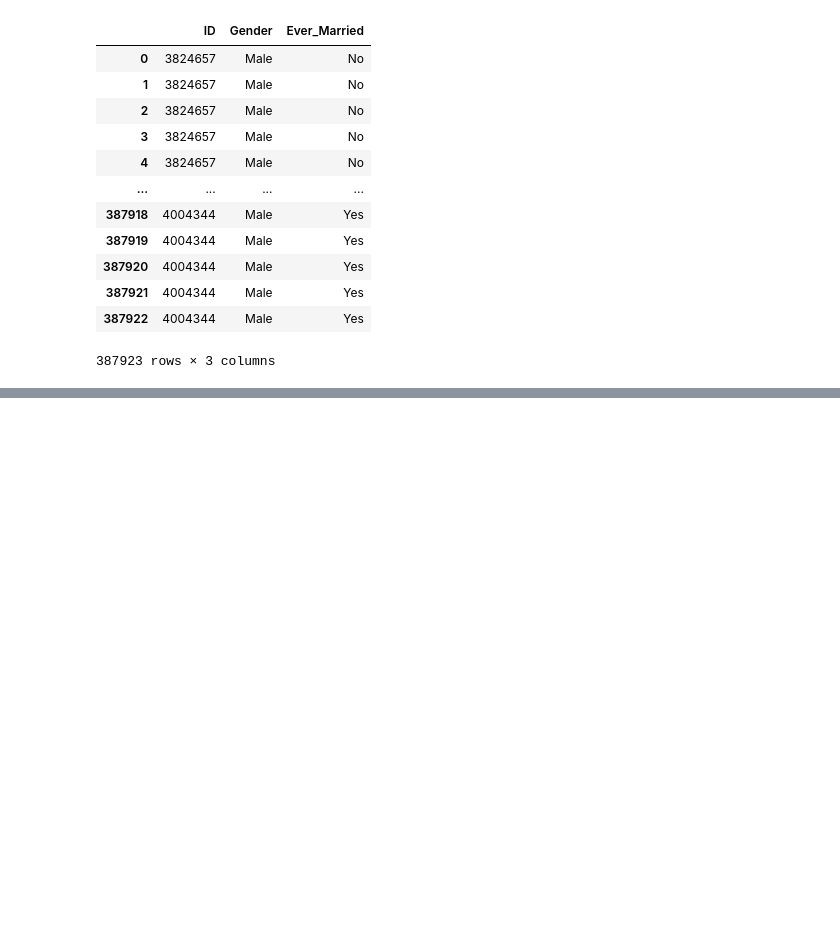
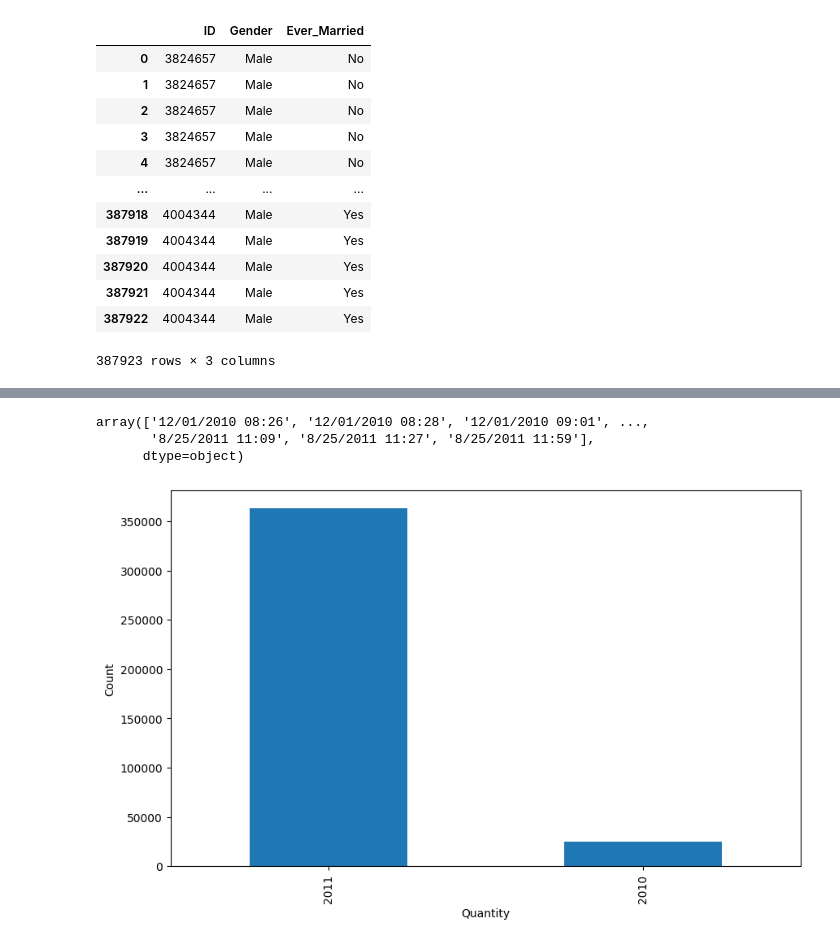
Before and after one commit to DhananJayKumarMV/Customer_Segmentation, a Jupyter notebook: Customer_Segmentation.ipynb, the cells around one changed output, grey strips where cells are left out. Cells and saved outputs as stored; diff of their text form; code cells hidden in the pictures; blank space fills up the shorter version.

```diff
--- a/Customer_Segmentation.ipynb
+++ b/Customer_Segmentation.ipynb
@@ -742,0 +986,23 @@ preprocessed_data2[['ID','Gender','Ever_Married']]
+# %%
+preprocessed_data3.InvoiceDate.unique()
+# Need to check the range of dates we have the data for.
+# Also need to see if we can convert this date to month,year,day.
+# Based on invoice id check how many customers are visiting stores on every day of the week, every month, every year.
+# Based on quantity, check how much revenue you are making per day, week, year and draw a bar graph or something to see the trend.
+# %% [output]
+array(['12/01/2010 08:26', '12/01/2010 08:28', '12/01/2010 09:01', ...,
+       '8/25/2011 11:09', '8/25/2011 11:27', '8/25/2011 11:59'],
+      dtype=object)
+# %%
+preprocessed_data3['InvoiceDate'] = pd.to_datetime(preprocessed_data3['InvoiceDate'])
+# %%
+preprocessed_data3['InvoiceMonth'] = preprocessed_data3['InvoiceDate'].dt.month
+# %%
+preprocessed_data3['InvoiceYear'] = preprocessed_data3['InvoiceDate'].dt.year
+# %%
+preprocessed_data3['InvoiceYear'].value_counts().plot(kind='bar', figsize=(10, 6))
+plt.xlabel('Quantity')
+plt.ylabel('Count')
+plt.show()
+# %% [output]
+[figure, added]
```
Also changed, not shown: parts of 95 cells of this notebook.
